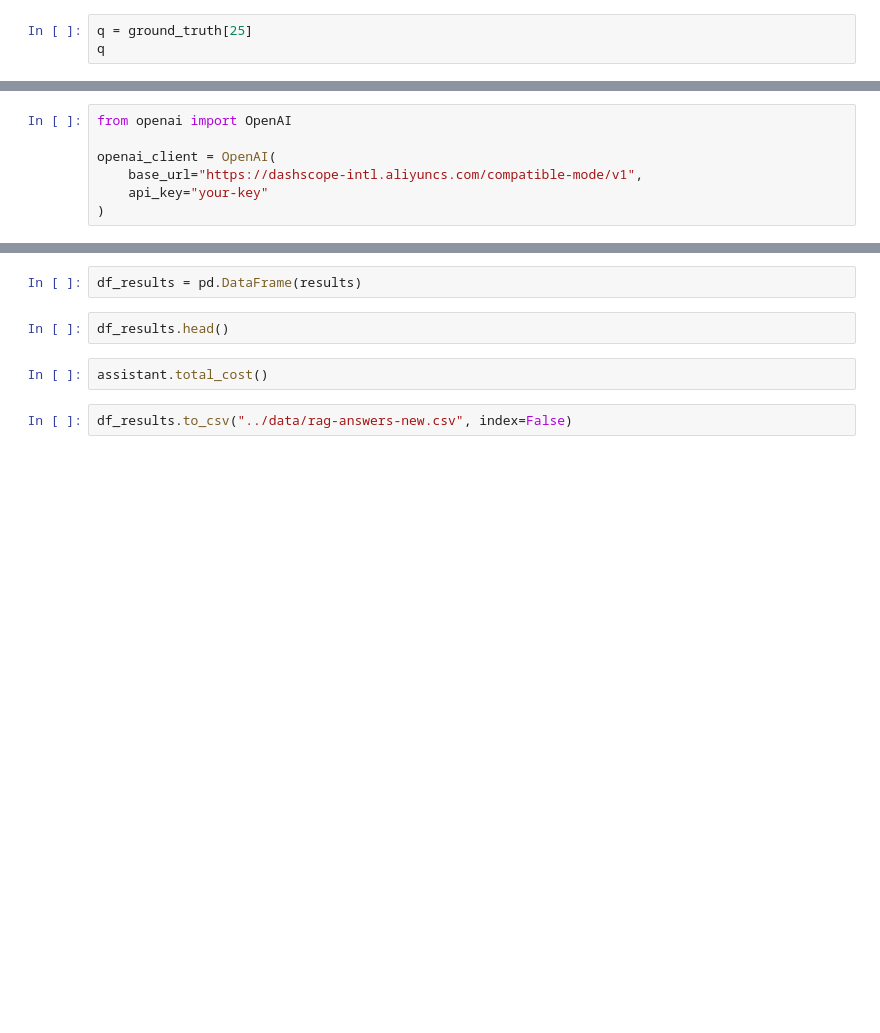
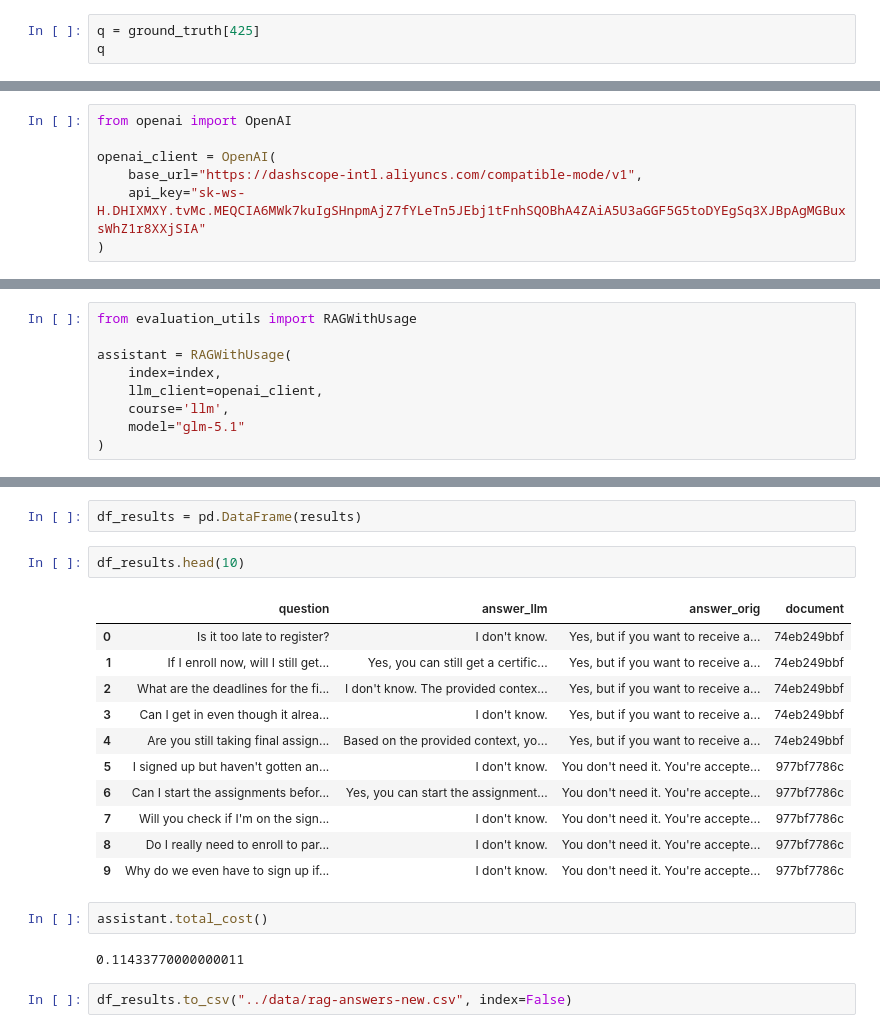
Before and after one commit to sithvothykiv/04-evaluation-G14, a Jupyter notebook: qwen_version/03-rag-evals.ipynb, the cells around one changed output, grey strips where cells are left out. Saved outputs shown, nothing was run; the diff lists cells and outputs as text; blank space fills up the shorter version.

```diff
--- a/qwen_version/03-rag-evals.ipynb
+++ b/qwen_version/03-rag-evals.ipynb
@@ -78,6 +60,6 @@ doc_idx
   'answer': 'If you encounter a 401 Client Error, it may indicate the need to grant access to the key or that the key is incorrect.\n\nTo install the correct version directly from the source, use the  ...
   'doc_id': '4b30b918bc'}}
 # %%
-q = ground_truth[25]
+q = ground_truth[425]
 q
 # %% [output]
@@ -96,7 +78,7 @@ from openai import OpenAI
 
 openai_client = OpenAI(
     base_url="https://dashscope-intl.aliyuncs.com/compatible-mode/v1",
-    api_key="your-key"
+    api_key="sk-ws-H.DHIXMXY.tvMc.MEQCIA6MWk7kuIgSHnpmAjZ7fYLeTn5JEbj1tFnhSQOBhA4ZAiA5U3aGGF5G5toDYEgSq3XJBpAgMGBuxsWhZ1r8XXjSIA"
 )
 # %%
 from evaluation_utils import RAGWithUsage
@@ -192,6 +182,15 @@ doc_idx
   'question': 'Error: How to fix requests library only installs v2.28 instead of v2.32 required for lancedb?',
   'answer': 'If you encounter a 401 Client Error, it may indicate the need to grant access to the key or that the key is incorrect.\n\nTo install the correct version directly from the source, use the  ...
   'doc_id': '4b30b918bc'}}
+# %%
+from evaluation_utils import RAGWithUsage
+
+assistant = RAGWithUsage(
+    index=index,
+    llm_client=openai_client,
+    course='llm',
+    model="glm-5.1"
+)
 # %%
 def generate_rag_answer(rec):
     question = rec["question"]
@@ -249,8 +246,22 @@ NameError: name 'results' is not defined
 # %%
 df_results = pd.DataFrame(results)
 # %%
-df_results.head()
+df_results.head(10)
+# %% [output]
+|  | question | answer_llm | answer_orig | document |
+| 0 | Is it too late to register? | I don't know. | Yes, but if you want to receive a... | 74eb249bbf |
+| 1 | If I enroll now, will I still get... | Yes, you can still get a certific... | Yes, but if you want to receive a... | 74eb249bbf |
+| 2 | What are the deadlines for the fi... | I don't know. The provided contex... | Yes, but if you want to receive a... | 74eb249bbf |
+| 3 | Can I get in even though it alrea... | I don't know. | Yes, but if you want to receive a... | 74eb249bbf |
+| 4 | Are you still taking final assign... | Based on the provided context, yo... | Yes, but if you want to receive a... | 74eb249bbf |
+| 5 | I signed up but haven't gotten an... | I don't know. | You don't need it. You're accepte... | 977bf7786c |
+| 6 | Can I start the assignments befor... | Yes, you can start the assignment... | You don't need it. You're accepte... | 977bf7786c |
+| 7 | Will you check if I'm on the sign... | I don't know. | You don't need it. You're accepte... | 977bf7786c |
+| 8 | Do I really need to enroll to par... | I don't know. | You don't need it. You're accepte... | 977bf7786c |
+| 9 | Why do we even have to sign up if... | I don't know. | You don't need it. You're accepte... | 977bf7786c |
 # %%
 assistant.total_cost()
+# %% [output]
+0.11433770000000011
 # %%
 df_results.to_csv("../data/rag-answers-new.csv", index=False)
```
Also changed, not shown: parts of 23 cells of this notebook, 2 other files.
